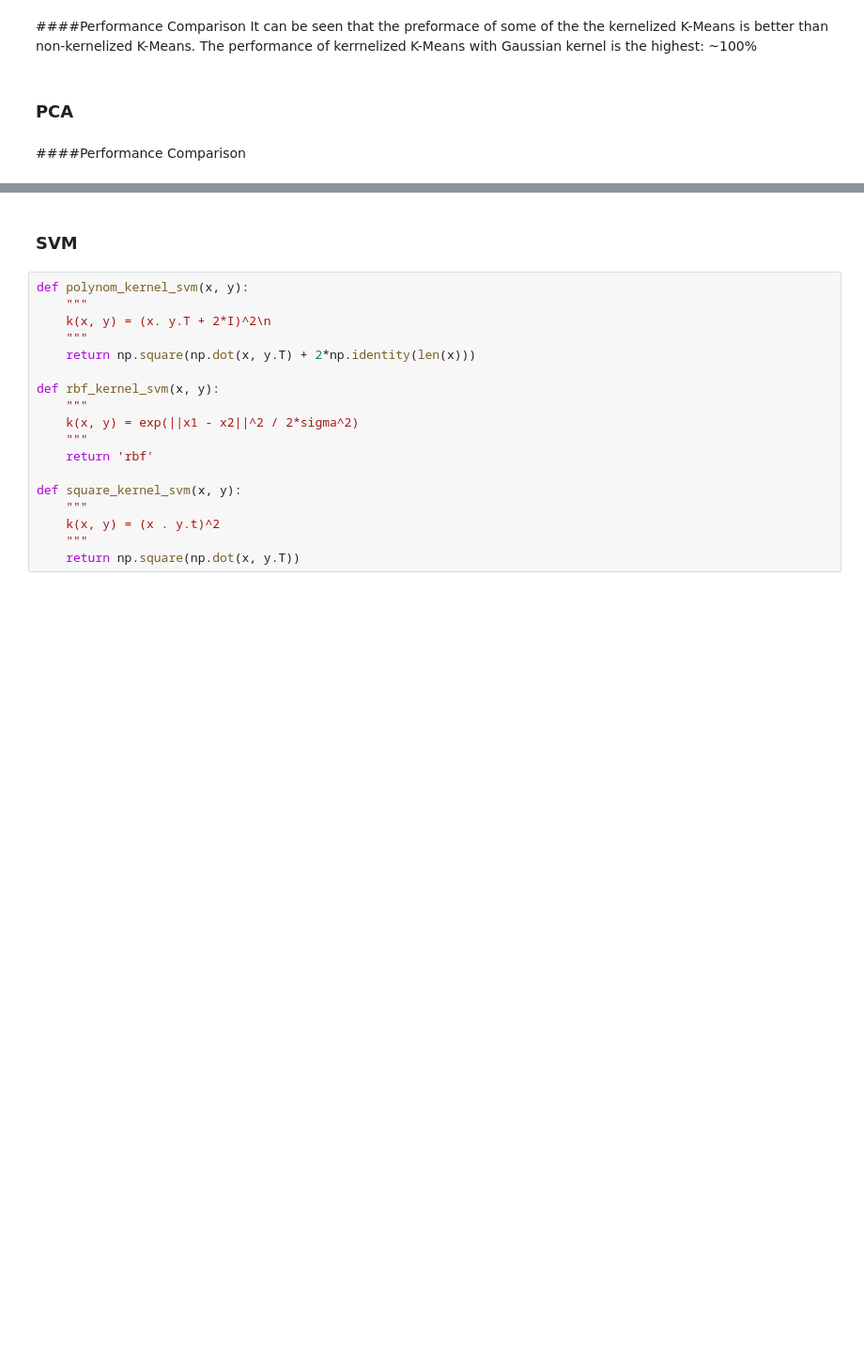
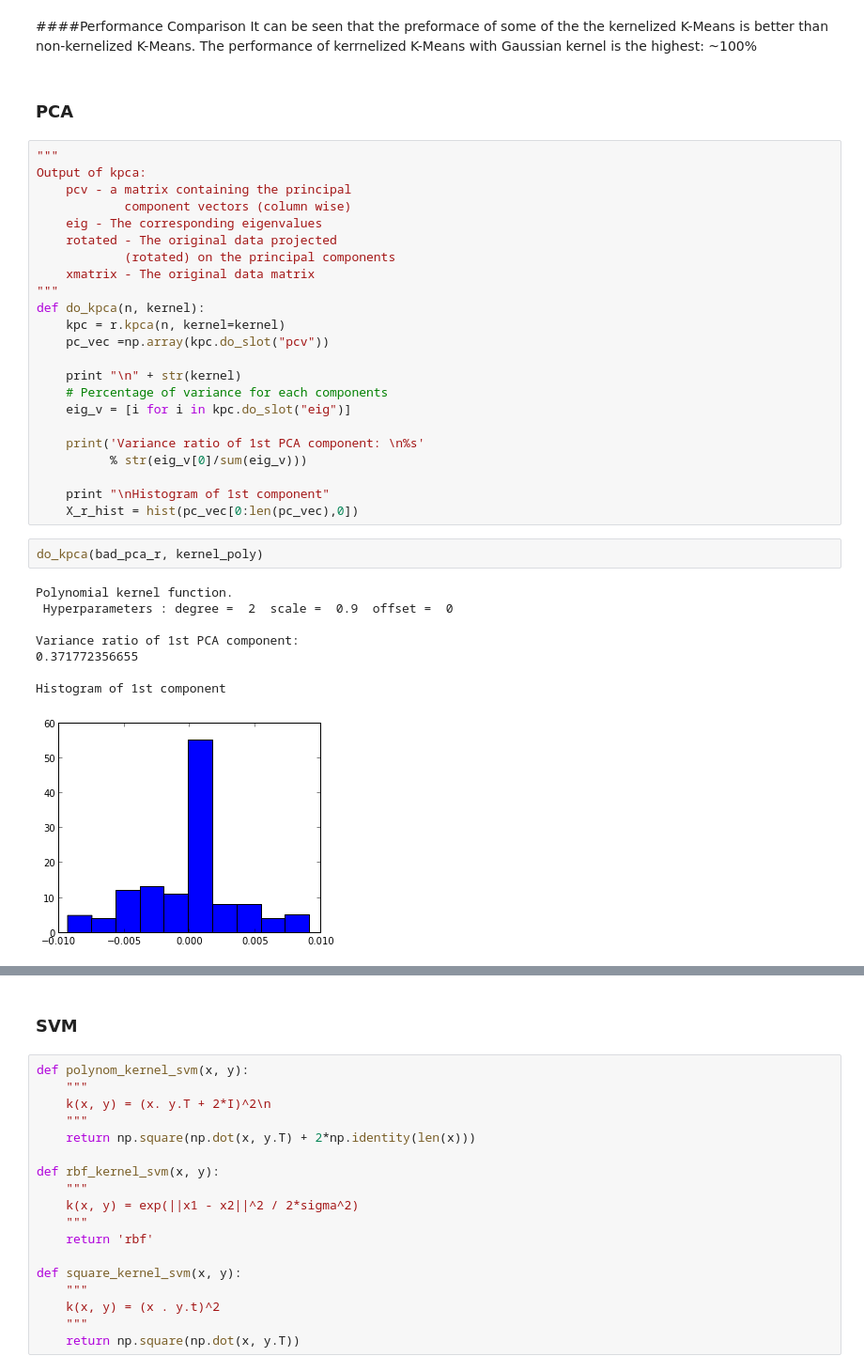
Before and after one commit to sagarjauhari/graph_mining, a Jupyter notebook: Graph Data Mining - L3.ipynb, the cells around one changed output, grey strips where cells are left out. Shown at 94% size. Drawn from its saved outputs; the diff is of its cells as text; blank space fills up the shorter version.

Commit message:
Added kernelized pca with 2 kernels - poly and gauss

```diff
--- a/Graph Data Mining - L3.ipynb
+++ b/Graph Data Mining - L3.ipynb
@@ -342,5 +342,37 @@ Gaussian Radial Basis kernel function.
 It can be seen that the preformace of some of the the kernelized K-Means is better than non-kernelized K-Means. The performance of kerrnelized K-Means with Gaussian kernel is the highest: ~100%
 # %% [markdown]
 ### PCA
-# %% [markdown]
-####Performance Comparison
+# %%
+"""
+Output of kpca:
+    pcv - a matrix containing the principal
+            component vectors (column wise)
+    eig - The corresponding eigenvalues
+    rotated - The original data projected
+            (rotated) on the principal components
+    xmatrix - The original data matrix
+"""
+def do_kpca(n, kernel):
+    kpc = r.kpca(n, kernel=kernel)
+    pc_vec =np.array(kpc.do_slot("pcv"))
+
+    print "\n" + str(kernel)
+    # Percentage of variance for each components
+    eig_v = [i for i in kpc.do_slot("eig")]
+
+    print('Variance ratio of 1st PCA component: \n%s'
+          % str(eig_v[0]/sum(eig_v)))
+
+    print "\nHistogram of 1st component"
+    X_r_hist = hist(pc_vec[0:len(pc_vec),0])
+# %%
+do_kpca(bad_pca_r, kernel_poly)
+# %% [output]
+Polynomial kernel function.
+ Hyperparameters : degree =  2  scale =  0.9  offset =  0
+
+Variance ratio of 1st PCA component:
+0.371772356655
+
+Histogram of 1st component
+[figure, added]
```
Also changed, not shown: parts of 2 cells of this notebook.
